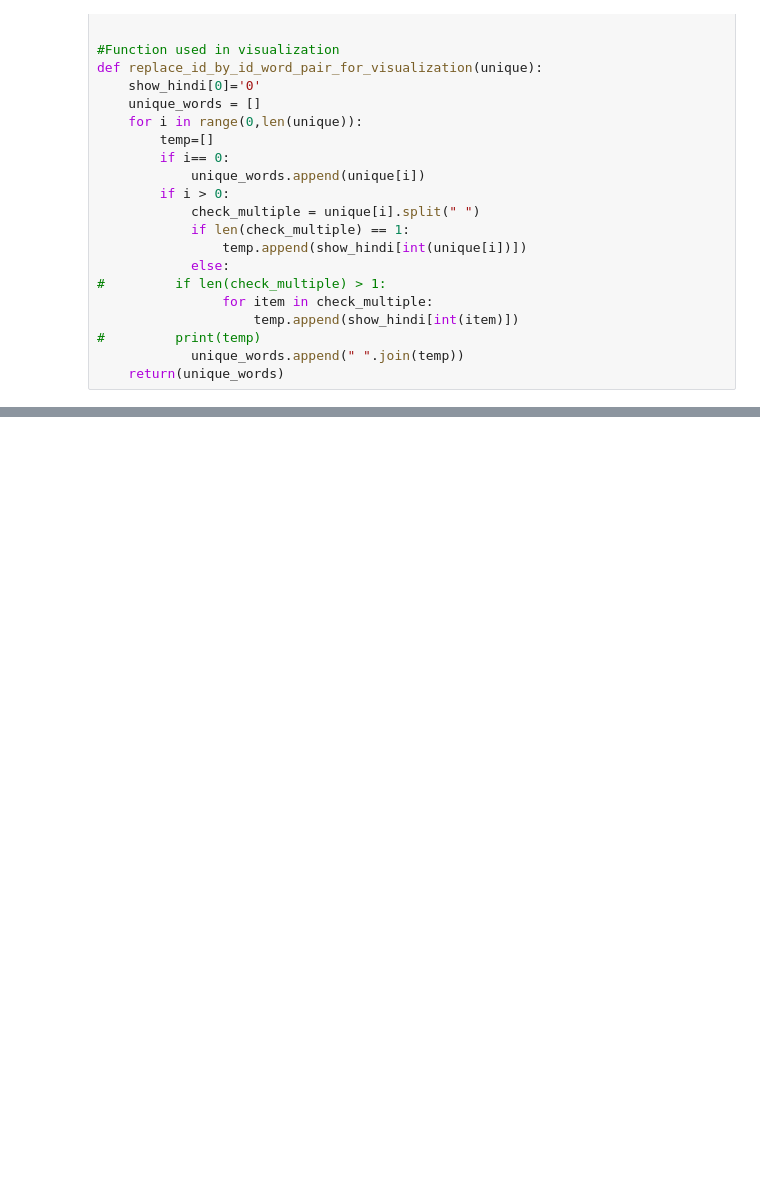
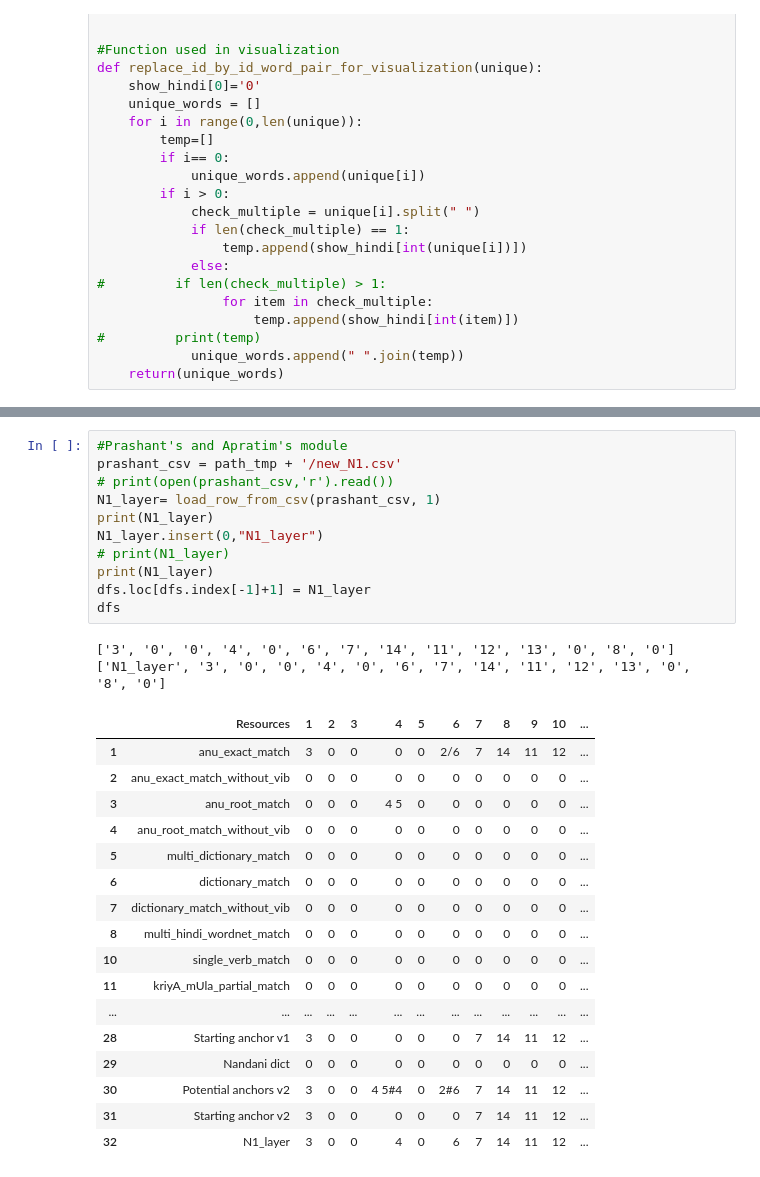
Before and after one commit to PawarKishori/Alignment1, a Jupyter notebook: working_debug/Parser_facts_in_csv.ipynb, the cells around one changed output, grey strips where cells are left out. Cells and saved outputs as stored; diff of their text form; blank space fills up the shorter version.

```diff
--- a/working_debug/Parser_facts_in_csv.ipynb
+++ b/working_debug/Parser_facts_in_csv.ipynb
@@ -838,0 +835,31 @@ dfs
+# %%
+#Prashant's and Apratim's module
+prashant_csv = path_tmp + '/new_N1.csv'
+# print(open(prashant_csv,'r').read())
+N1_layer= load_row_from_csv(prashant_csv, 1)
+print(N1_layer)
+N1_layer.insert(0,"N1_layer")
+# print(N1_layer)
+print(N1_layer)
+dfs.loc[dfs.index[-1]+1] = N1_layer
+dfs
+# %% [output]
+['3', '0', '0', '4', '0', '6', '7', '14', '11', '12', '13', '0', '8', '0']
+['N1_layer', '3', '0', '0', '4', '0', '6', '7', '14', '11', '12', '13', '0', '8', '0']
+|  | Resources | 1 | 2 | 3 | 4 | 5 | 6 | 7 | 8 | 9 | 10 | ... |
+| 1 | anu_exact_match | 3 | 0 | 0 | 0 | 0 | 2/6 | 7 | 14 | 11 | 12 | ... |
+| 2 | anu_exact_match_without_vib | 0 | 0 | 0 | 0 | 0 | 0 | 0 | 0 | 0 | 0 | ... |
+| 3 | anu_root_match | 0 | 0 | 0 | 4 5 | 0 | 0 | 0 | 0 | 0 | 0 | ... |
+| 4 | anu_root_match_without_vib | 0 | 0 | 0 | 0 | 0 | 0 | 0 | 0 | 0 | 0 | ... |
+| 5 | multi_dictionary_match | 0 | 0 | 0 | 0 | 0 | 0 | 0 | 0 | 0 | 0 | ... |
+| 6 | dictionary_match | 0 | 0 | 0 | 0 | 0 | 0 | 0 | 0 | 0 | 0 | ... |
+| 7 | dictionary_match_without_vib | 0 | 0 | 0 | 0 | 0 | 0 | 0 | 0 | 0 | 0 | ... |
+| 8 | multi_hindi_wordnet_match | 0 | 0 | 0 | 0 | 0 | 0 | 0 | 0 | 0 | 0 | ... |
+| 10 | single_verb_match | 0 | 0 | 0 | 0 | 0 | 0 | 0 | 0 | 0 | 0 | ... |
+| 11 | kriyA_mUla_partial_match | 0 | 0 | 0 | 0 | 0 | 0 | 0 | 0 | 0 | 0 | ... |
+| ... | ... | ... | ... | ... | ... | ... | ... | ... | ... | ... | ... | ... |
+| 28 | Starting anchor v1 | 3 | 0 | 0 | 0 | 0 | 0 | 7 | 14 | 11 | 12 | ... |
+| 29 | Nandani dict | 0 | 0 | 0 | 0 | 0 | 0 | 0 | 0 | 0 | 0 | ... |
+| 30 | Potential anchors v2 | 3 | 0 | 0 | 4 5#4 | 0 | 2#6 | 7 | 14 | 11 | 12 | ... |
+| 31 | Starting anchor v2 | 3 | 0 | 0 | 0 | 0 | 0 | 7 | 14 | 11 | 12 | ... |
+| 32 | N1_layer | 3 | 0 | 0 | 4 | 0 | 6 | 7 | 14 | 11 | 12 | ... |
```
Also changed, not shown: parts of 11 cells of this notebook, 5 other files.
